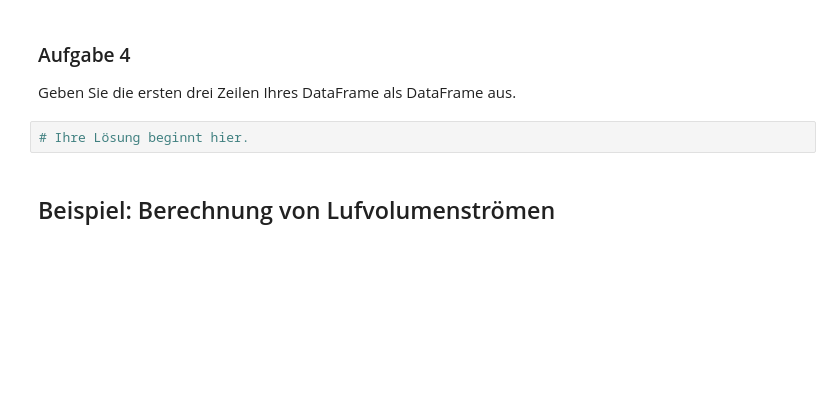
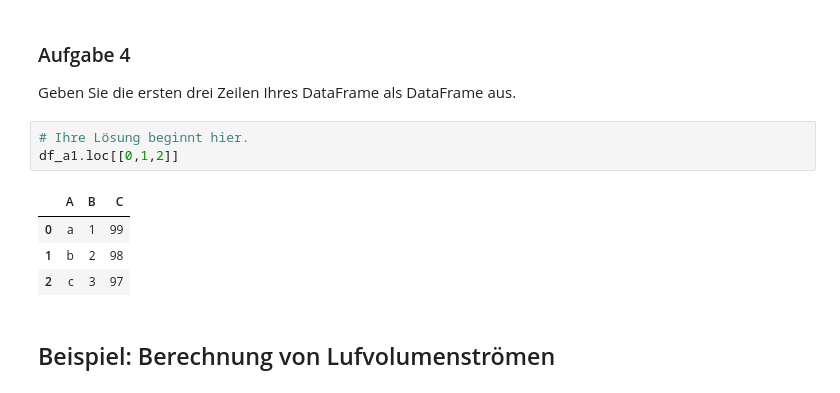
Before and after one commit to w-meiners/epd, a Jupyter notebook: src/Einfuehrung_pandas_DataFrame.ipynb, the cells around one changed output. Cells and saved outputs as stored; diff of their text form; blank space fills up the shorter version.

```diff
--- a/src/Einfuehrung_pandas_DataFrame.ipynb
+++ b/src/Einfuehrung_pandas_DataFrame.ipynb
@@ -131,6 +182,12 @@ df.loc[[1]]
 Geben Sie die ersten drei Zeilen Ihres DataFrame als DataFrame aus.
 # %%
 # Ihre Lösung beginnt hier.
+df_a1.loc[[0,1,2]]
+# %% [output]
+|  | A | B | C |
+| 0 | a | 1 | 99 |
+| 1 | b | 2 | 98 |
+| 2 | c | 3 | 97 |
 # %% [markdown]
 ## Beispiel: Berechnung von Lufvolumenströmen
 # %% [markdown]
```
Also changed, not shown: parts of 15 cells of this notebook, 2 other files.
